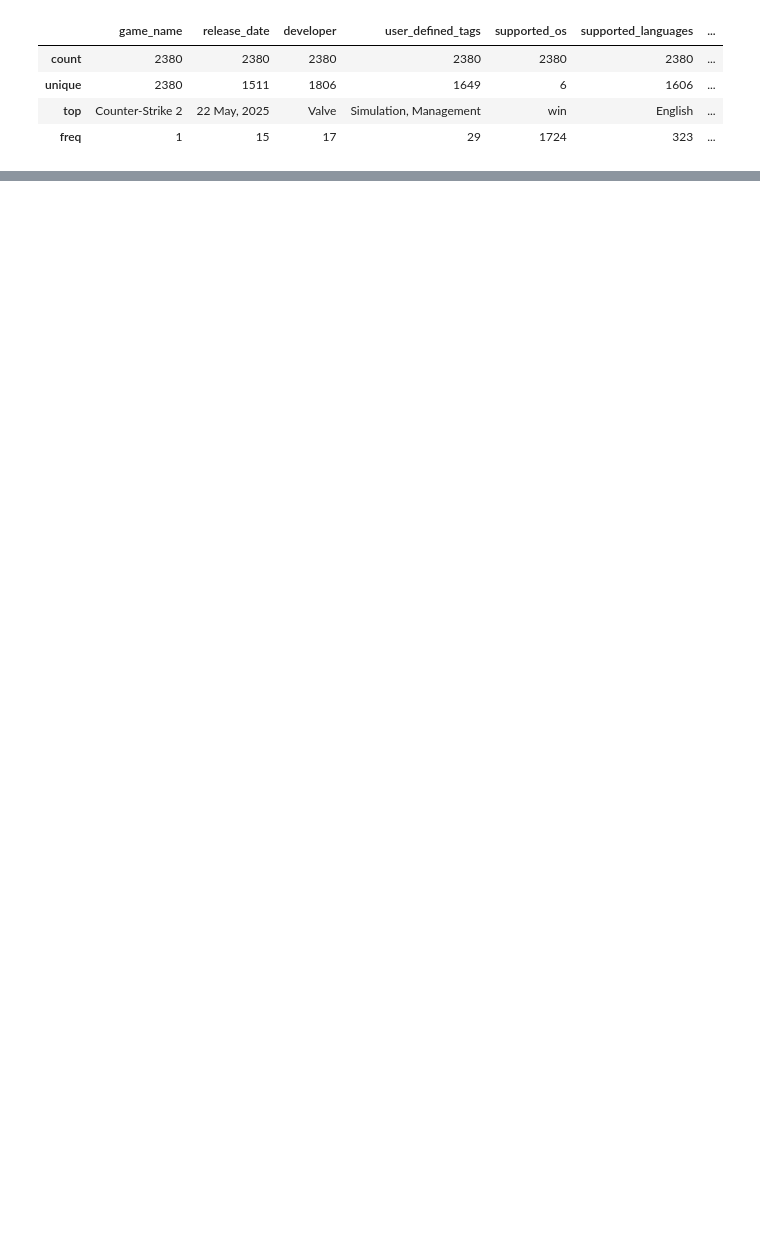
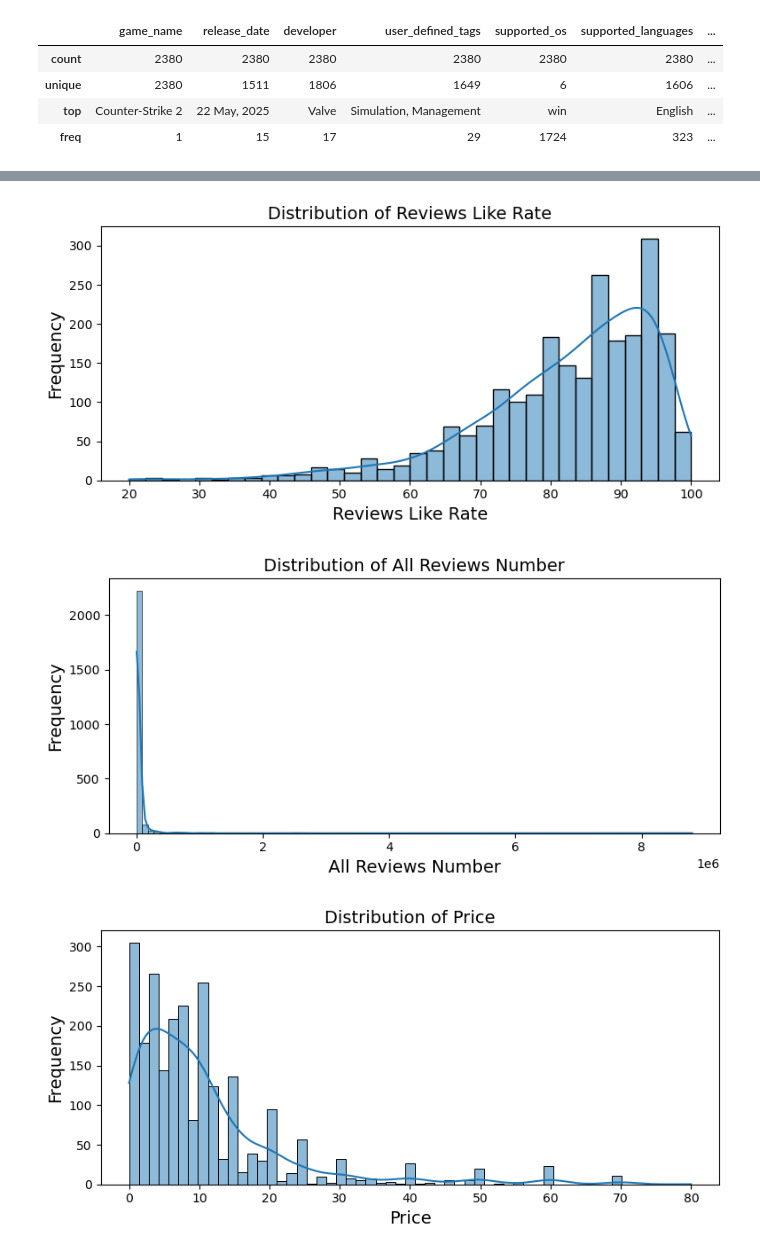
Before and after one commit to Jupiee/steam-eda, a Jupyter notebook: EDA.ipynb, the cells around one changed output, grey strips where cells are left out. Saved outputs shown, nothing was run; the diff lists cells and outputs as text; code cells hidden in the pictures; blank space fills up the shorter version.

```diff
--- a/EDA.ipynb
+++ b/EDA.ipynb
@@ -150,0 +184,16 @@ df.describe(include='object')
+# %%
+numerical_cols = ['reviews_like_rate', 'all_reviews_number', 'price', 'estimated_downloads', 'length', 'difficulty', 'rating', 'age_restriction']
+
+for column in numerical_cols:
+    plt.figure(figsize=(8, 4))
+
+    sns.histplot(df[column], kde=True)
+    plt.title(f'Distribution of {column.replace("_", " ").title()}', fontsize=14)
+    plt.xlabel(column.replace("_", " ").title())
+    plt.ylabel("Frequency")
+    plt.tight_layout()
+    plt.show()
+# %% [output]
+[figure, added]
+[figure, added]
+[figure, added]
```
Also changed, not shown: parts of 6 cells of this notebook.
